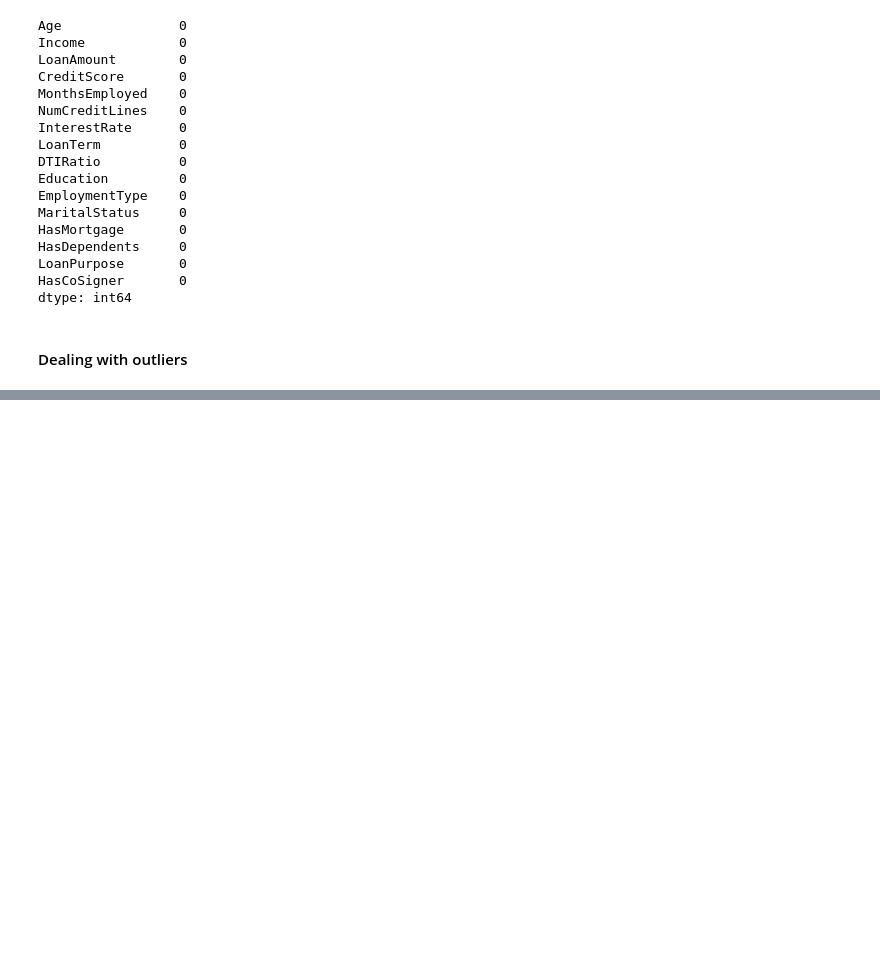
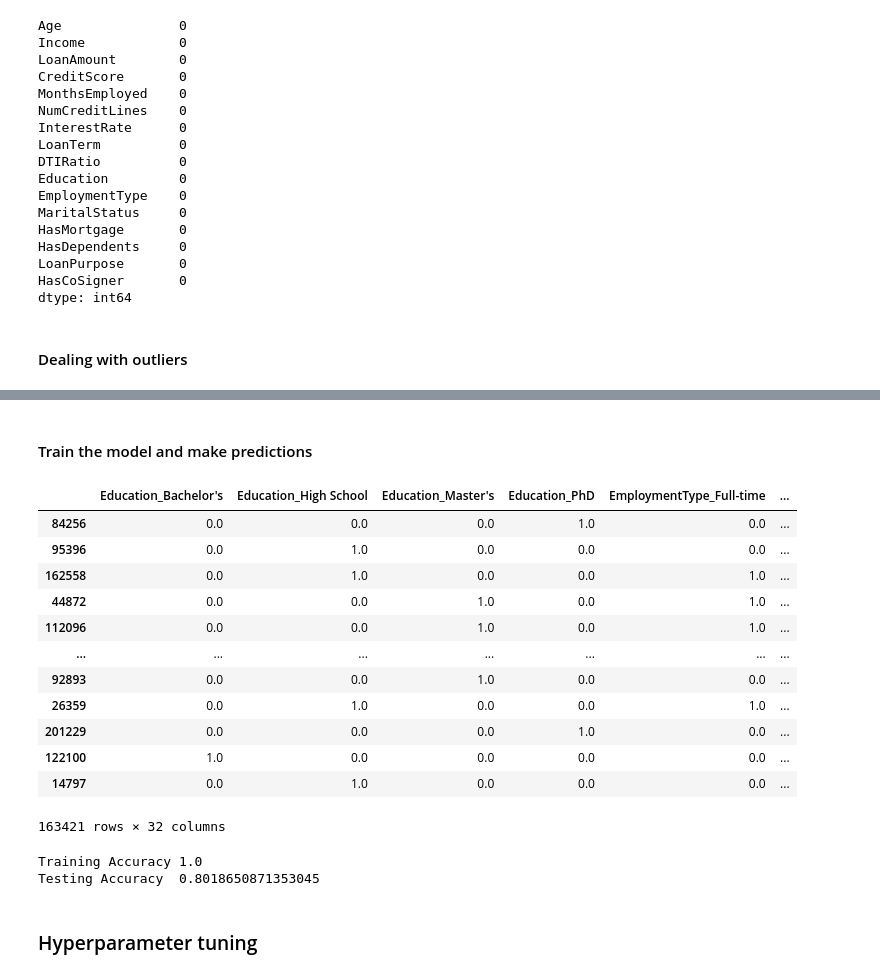
Before and after one commit to standing-on-giants/Lend-or-lose-Loan-Default-prediction-project, a Jupyter notebook: treesAndForests.ipynb, the cells around one changed output, grey strips where cells are left out. Saved outputs shown, nothing was run; the diff lists cells and outputs as text; code cells hidden in the pictures; blank space fills up the shorter version.

```diff
--- a/treesAndForests.ipynb
+++ b/treesAndForests.ipynb
@@ -124,0 +194,22 @@ dtype: int64
+# %% [markdown]
+#### Train the model and make predictions
+# %%
+#Splitting train and test data
+from sklearn.model_selection import train_test_split
+
+train, cross_validation = train_test_split(encoded_train_df, train_size=0.8, random_state=1234, stratify=train_df['Default'])
+train
+# %% [output]
+|  | Education_Bachelor's | Education_High School | Education_Master's | Education_PhD | EmploymentType_Full-time | ... |
+| 84256 | 0.0 | 0.0 | 0.0 | 1.0 | 0.0 | ... |
+| 95396 | 0.0 | 1.0 | 0.0 | 0.0 | 0.0 | ... |
+| 162558 | 0.0 | 1.0 | 0.0 | 0.0 | 1.0 | ... |
+| 44872 | 0.0 | 0.0 | 1.0 | 0.0 | 1.0 | ... |
+| 112096 | 0.0 | 0.0 | 1.0 | 0.0 | 1.0 | ... |
+| ... | ... | ... | ... | ... | ... | ... |
+| 92893 | 0.0 | 0.0 | 1.0 | 0.0 | 0.0 | ... |
+| 26359 | 0.0 | 1.0 | 0.0 | 0.0 | 1.0 | ... |
+| 201229 | 0.0 | 0.0 | 0.0 | 1.0 | 0.0 | ... |
+| 122100 | 1.0 | 0.0 | 0.0 | 0.0 | 0.0 | ... |
+| 14797 | 0.0 | 1.0 | 0.0 | 0.0 | 0.0 | ... |
+163421 rows × 32 columns
@@ -124,0 +220,23 @@ dtype: int64
+# %%
+from sklearn.tree import DecisionTreeClassifier
+from sklearn.metrics import accuracy_score, f1_score
+
+decisionTree_default = DecisionTreeClassifier(
+    criterion='gini',
+    random_state=1234,
+    )
+
+decisionTree_default.fit(X=train.loc[:, "Education_Bachelor's":'DTIRatio'], y=train['Default'])
+train_predictions = decisionTree_default.predict(X=train.loc[:, "Education_Bachelor\'s":'DTIRatio'])
+cross_validation_predictions = decisionTree_default.predict(X=cross_validation.loc[:, "Education_Bachelor\'s": 'DTIRatio'])
+
+print("Training Accuracy", accuracy_score(y_true=train['Default'], y_pred=train_predictions))
+print("Testing Accuracy ", accuracy_score(y_true=cross_validation['Default'], y_pred=cross_validation_predictions))
+
+test_predictions = decisionTree_default.predict(X=encoded_test_df)
+generate_submission(test_predictions, undropped_test_df)
+# %% [output]
+Training Accuracy 1.0
+Testing Accuracy  0.8018650871353045
+# %% [markdown]
+### Hyperparameter tuning
```
Also changed, not shown: parts of 15 cells of this notebook, 2 other files.
